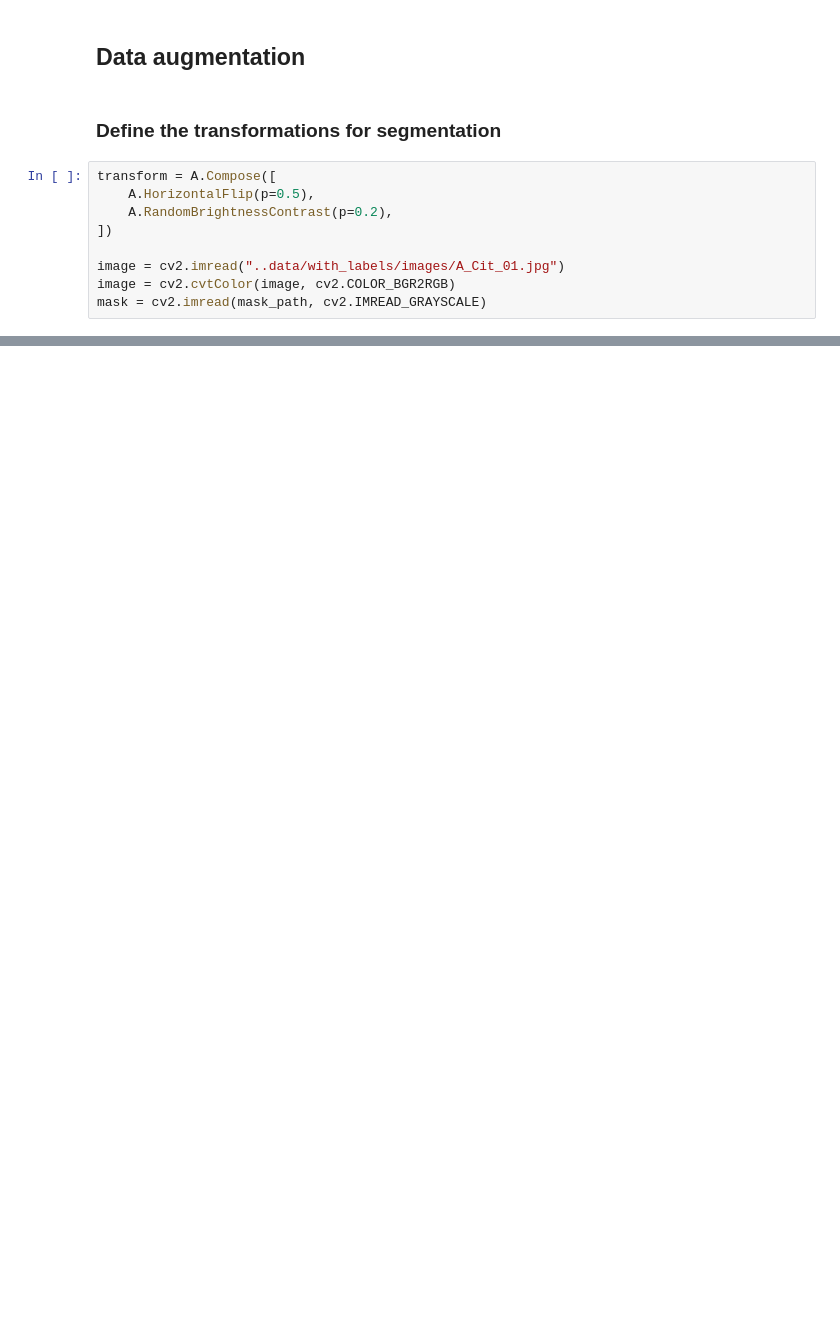
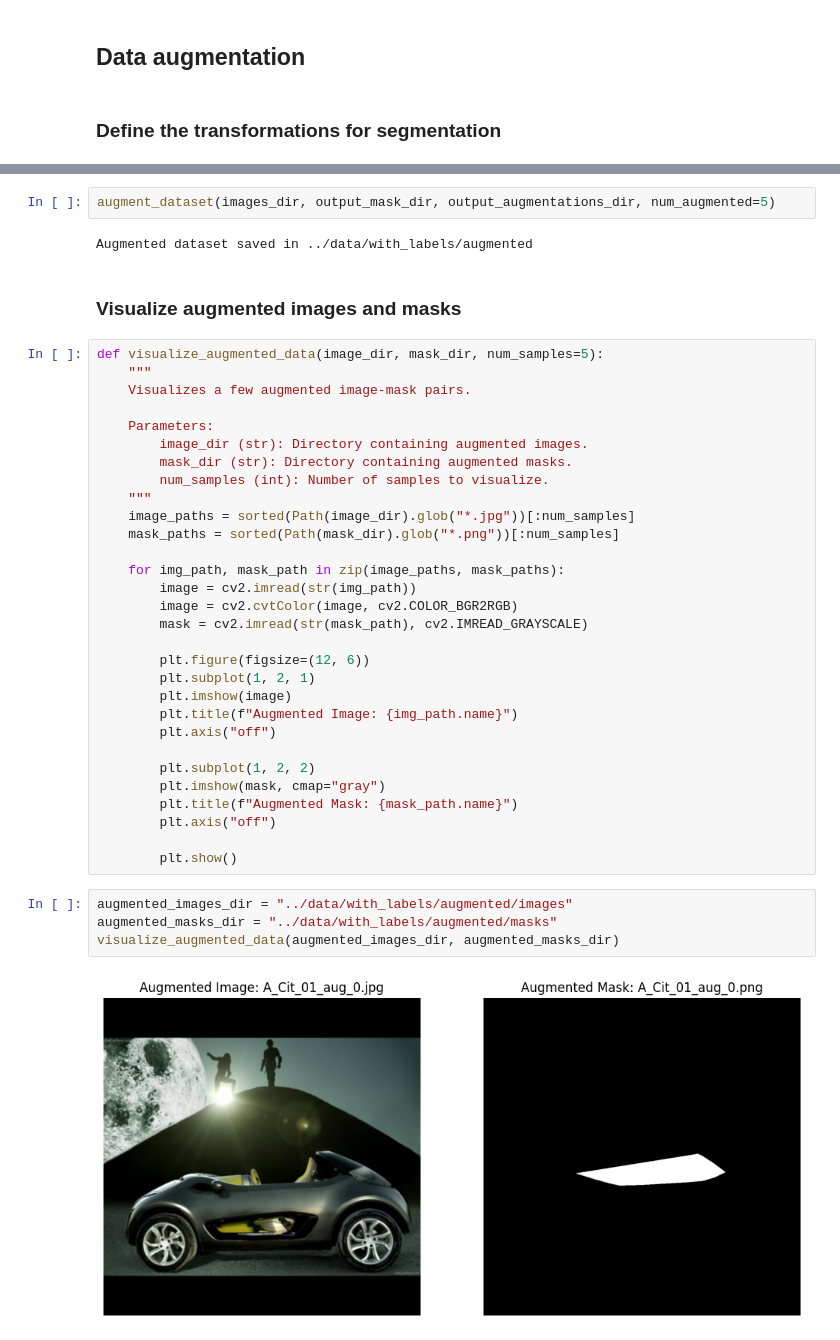
Before and after one commit to Tiazzo/Safety-System-Design, a Jupyter notebook: notebooks/data_exploration.ipynb, the cells around one changed output, grey strips where cells are left out. Cells and saved outputs as stored; diff of their text form; blank space fills up the shorter version.

```diff
--- a/notebooks/data_exploration.ipynb
+++ b/notebooks/data_exploration.ipynb
@@ -244,12 +252,3 @@ def visualize_mask(image_path, mask_path):
 ## Data augmentation
 # %% [markdown]
 ### Define the transformations for segmentation
-# %%
-transform = A.Compose([
-    A.HorizontalFlip(p=0.5),
-    A.RandomBrightnessContrast(p=0.2),
-])
-
-image = cv2.imread("..data/with_labels/images/A_Cit_01.jpg")
-image = cv2.cvtColor(image, cv2.COLOR_BGR2RGB)
-mask = cv2.imread(mask_path, cv2.IMREAD_GRAYSCALE)
@@ -255,0 +319,42 @@ mask = cv2.imread(mask_path, cv2.IMREAD_GRAYSCALE)
+# %%
+augment_dataset(images_dir, output_mask_dir, output_augmentations_dir, num_augmented=5)
+# %% [output]
+Augmented dataset saved in ../data/with_labels/augmented
+# %% [markdown]
+### Visualize augmented images and masks
+# %%
+def visualize_augmented_data(image_dir, mask_dir, num_samples=5):
+    """
+    Visualizes a few augmented image-mask pairs.
+
+    Parameters:
+        image_dir (str): Directory containing augmented images.
+        mask_dir (str): Directory containing augmented masks.
+        num_samples (int): Number of samples to visualize.
+    """
+    image_paths = sorted(Path(image_dir).glob("*.jpg"))[:num_samples]
+    mask_paths = sorted(Path(mask_dir).glob("*.png"))[:num_samples]
+
+    for img_path, mask_path in zip(image_paths, mask_paths):
+        image = cv2.imread(str(img_path))
+        image = cv2.cvtColor(image, cv2.COLOR_BGR2RGB)
+        mask = cv2.imread(str(mask_path), cv2.IMREAD_GRAYSCALE)
+
+        plt.figure(figsize=(12, 6))
+        plt.subplot(1, 2, 1)
+        plt.imshow(image)
+        plt.title(f"Augmented Image: {img_path.name}")
+        plt.axis("off")
+
+        plt.subplot(1, 2, 2)
+        plt.imshow(mask, cmap="gray")
+        plt.title(f"Augmented Mask: {mask_path.name}")
+        plt.axis("off")
+
+        plt.show()
+# %%
+augmented_images_dir = "../data/with_labels/augmented/images"
+augmented_masks_dir = "../data/with_labels/augmented/masks"
+visualize_augmented_data(augmented_images_dir, augmented_masks_dir)
+# %% [output]
+[figure, added]
```
Also changed, not shown: parts of 7 cells of this notebook, 1 other file.
